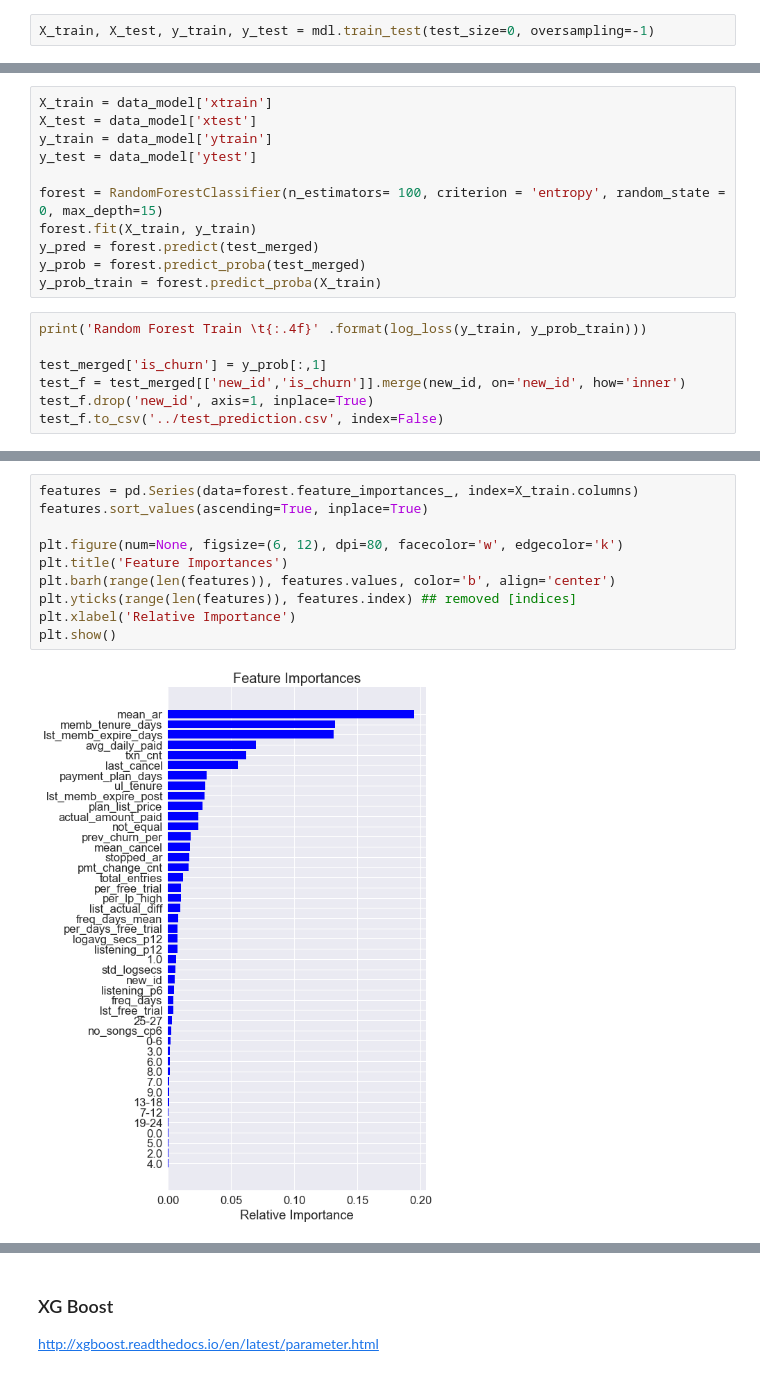
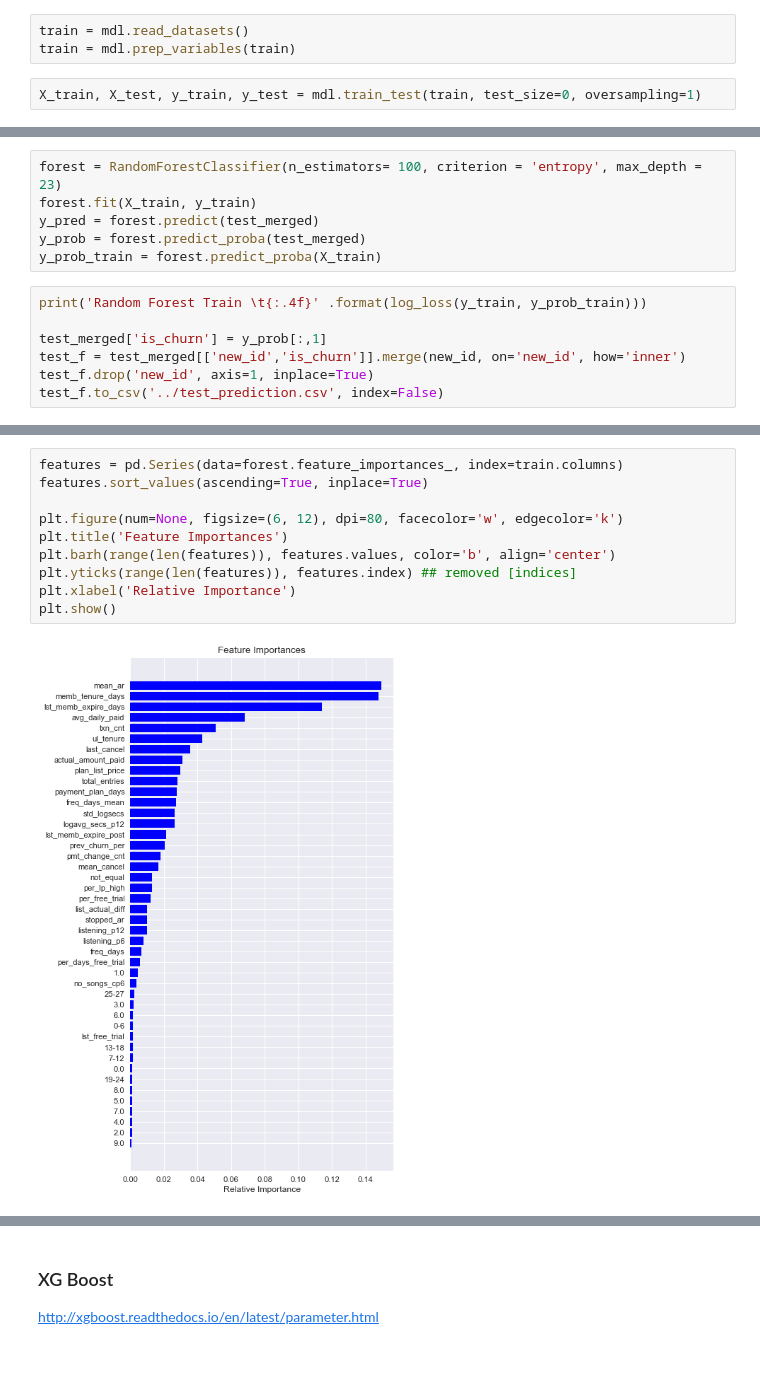
Before and after one commit to calestini/Kcompetition, a Jupyter notebook: Untitled.ipynb, the cells around one changed output, grey strips where cells are left out. Cells and saved outputs as stored; diff of their text form.

Commit message:
Integrated members_v3, added two variables from members file

```diff
--- a/Untitled.ipynb
+++ b/Untitled.ipynb
@@ -92,3 +105,6 @@ test_merged = test_merged.set_index('new_id')
+# %%
+train = mdl.read_datasets()
+train = mdl.prep_variables(train)
 # %%
-X_train, X_test, y_train, y_test = mdl.train_test(test_size=0, oversampling=-1)
+X_train, X_test, y_train, y_test = mdl.train_test(train, test_size=0, oversampling=1)
 # %% [output]
@@ -105,10 +115,5 @@ test_merged = test_merged.join(pd.get_dummies(test_merged['cluster9'])).drop('cl
 # %%
-X_train = data_model['xtrain']
-X_test = data_model['xtest']
-y_train = data_model['ytrain']
-y_test = data_model['ytest']
-
-forest = RandomForestClassifier(n_estimators= 100, criterion = 'entropy', random_state = 0, max_depth=15)
+forest = RandomForestClassifier(n_estimators= 100, criterion = 'entropy', max_depth = 23)
 forest.fit(X_train, y_train)
 y_pred = forest.predict(test_merged)
 y_prob = forest.predict_proba(test_merged)
@@ -123,12 +159,12 @@ test_f.to_csv('../test_prediction.csv', index=False)
 # %%
-features = pd.Series(data=forest.feature_importances_, index=X_train.columns)
+features = pd.Series(data=forest.feature_importances_, index=train.columns)
 features.sort_values(ascending=True, inplace=True)
 
 plt.figure(num=None, figsize=(6, 12), dpi=80, facecolor='w', edgecolor='k')
 plt.title('Feature Importances')
 plt.barh(range(len(features)), features.values, color='b', align='center')
 plt.yticks(range(len(features)), features.index) ## removed [indices]
 plt.xlabel('Relative Importance')
 plt.show()
 # %% [output]
-[figure, old version]
+[figure, new version]
```
Also changed, not shown: parts of 15 cells of this notebook, 3 other files.
